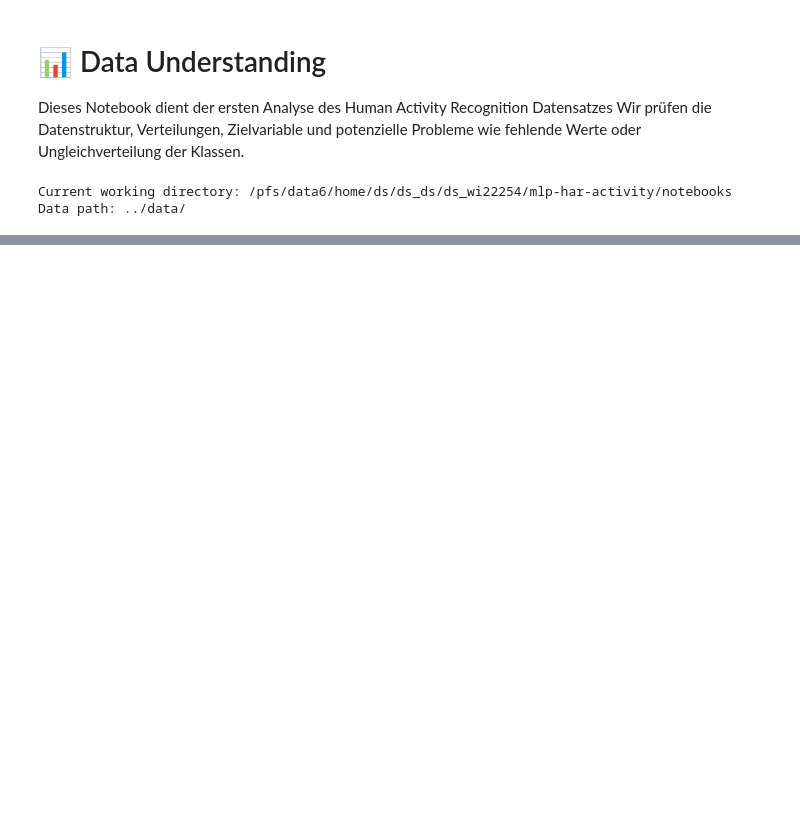
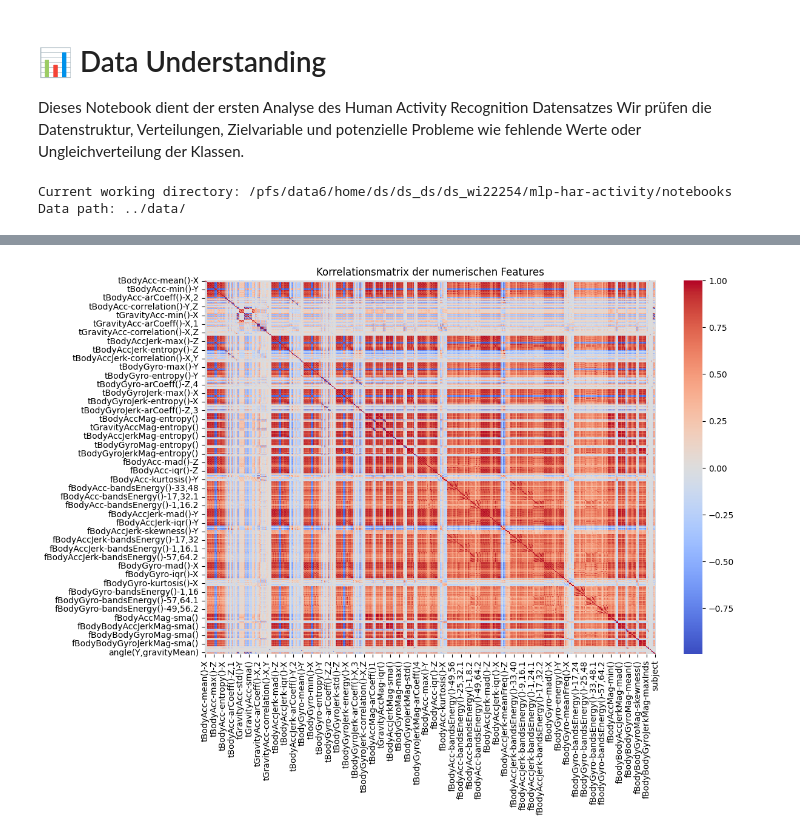
Before and after one commit to Mehmet1700/mlp-har-activity, a Jupyter notebook: notebooks/01_data_understanding.ipynb, the cells around one changed output, grey strips where cells are left out. Saved outputs shown, nothing was run; the diff lists cells and outputs as text; code cells hidden in the pictures; blank space fills up the shorter version.

```diff
--- a/notebooks/01_data_understanding.ipynb
+++ b/notebooks/01_data_understanding.ipynb
@@ -65,0 +88,9 @@ Test shape: (2947, 563)
+# %%
+# Korrelationsmatrix numerischer Variablen
+corr = train_df[numeric_cols].corr()
+plt.figure(figsize=(12, 8))
+sns.heatmap(corr, cmap='coolwarm', center=0)
+plt.title("Korrelationsmatrix der numerischen Features")
+plt.show()
+# %% [output]
+[figure, added]
```
Also changed, not shown: parts of 6 cells of this notebook, 10 other files.
